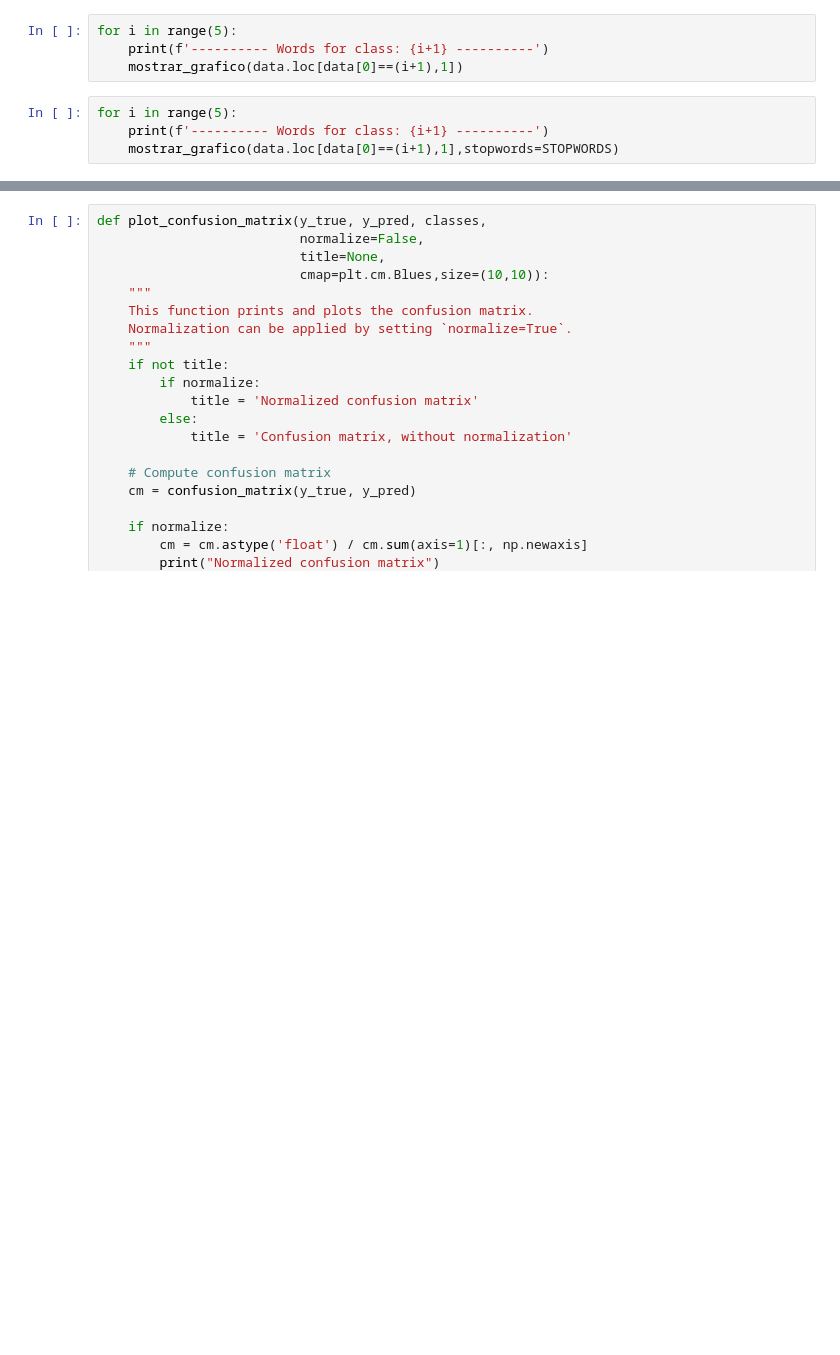
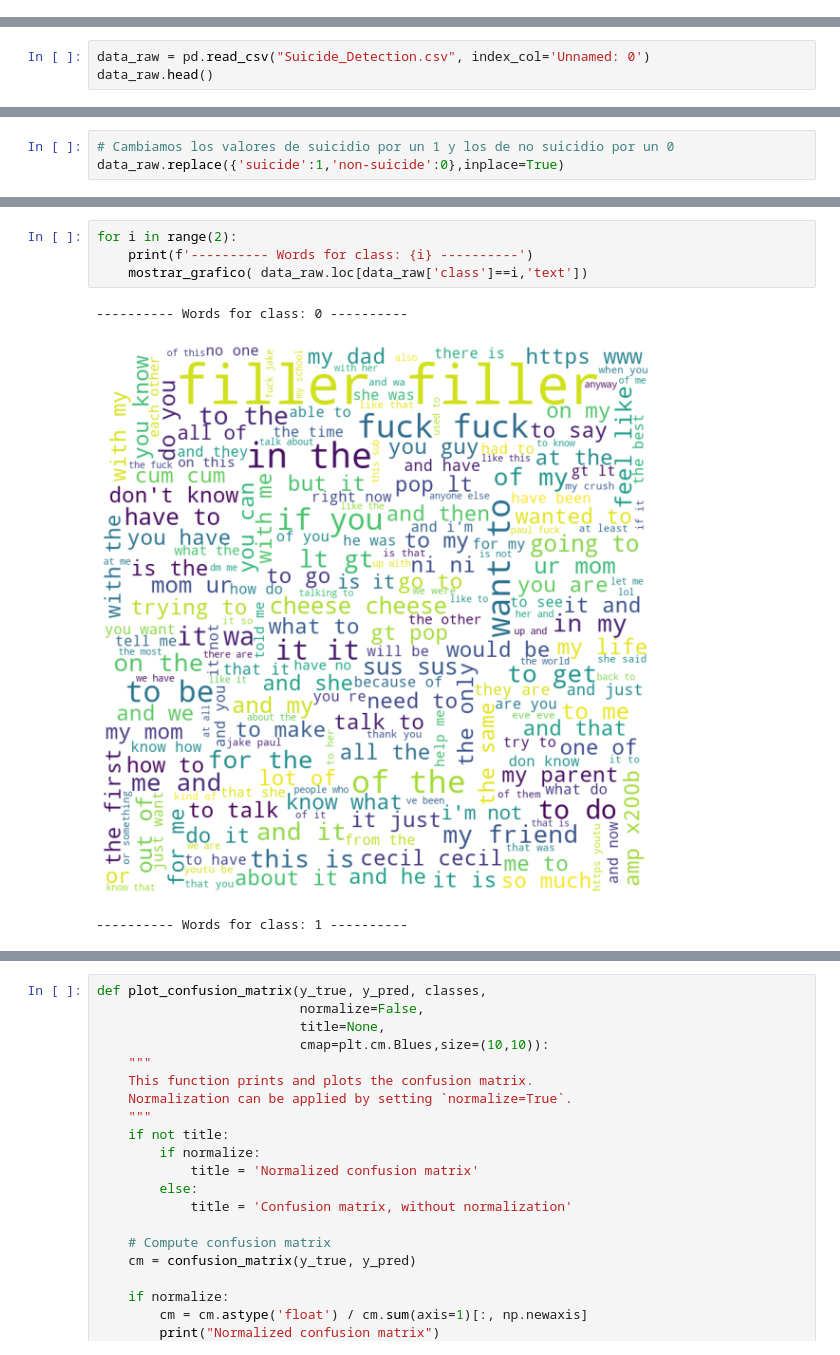
Before and after one commit to m-garciar/machine-learning, a Jupyter notebook: Taller_2.ipynb, the cells around one changed output, grey strips where cells are left out. Saved outputs shown, nothing was run; the diff lists cells and outputs as text; blank space fills up the shorter version.

```diff
--- a/Taller_2.ipynb
+++ b/Taller_2.ipynb
@@ -131,8 +2,0 @@ import pandas as pd
-# %%
-for i in range(5):
-    print(f'---------- Words for class: {i+1} ----------')
-    mostrar_grafico(data.loc[data[0]==(i+1),1])
-# %%
-for i in range(5):
-    print(f'---------- Words for class: {i+1} ----------')
-    mostrar_grafico(data.loc[data[0]==(i+1),1],stopwords=STOPWORDS)
@@ -236,0 +81,3 @@ Transformación de campos
+# %%
+data_raw = pd.read_csv("Suicide_Detection.csv", index_col='Unnamed: 0')
+data_raw.head()
@@ -236,0 +100,3 @@ Transformación de campos
+# %%
+# Cambiamos los valores de suicidio por un 1 y los de no suicidio por un 0
+data_raw.replace({'suicide':1,'non-suicide':0},inplace=True)
@@ -236,0 +147,8 @@ Transformación de campos
+# %%
+for i in range(2):
+    print(f'---------- Words for class: {i} ----------')
+    mostrar_grafico( data_raw.loc[data_raw['class']==i,'text'])
+# %% [output]
+---------- Words for class: 0 ----------
+[figure, added]
+---------- Words for class: 1 ----------
```
Also changed, not shown: parts of 133 cells of this notebook.
